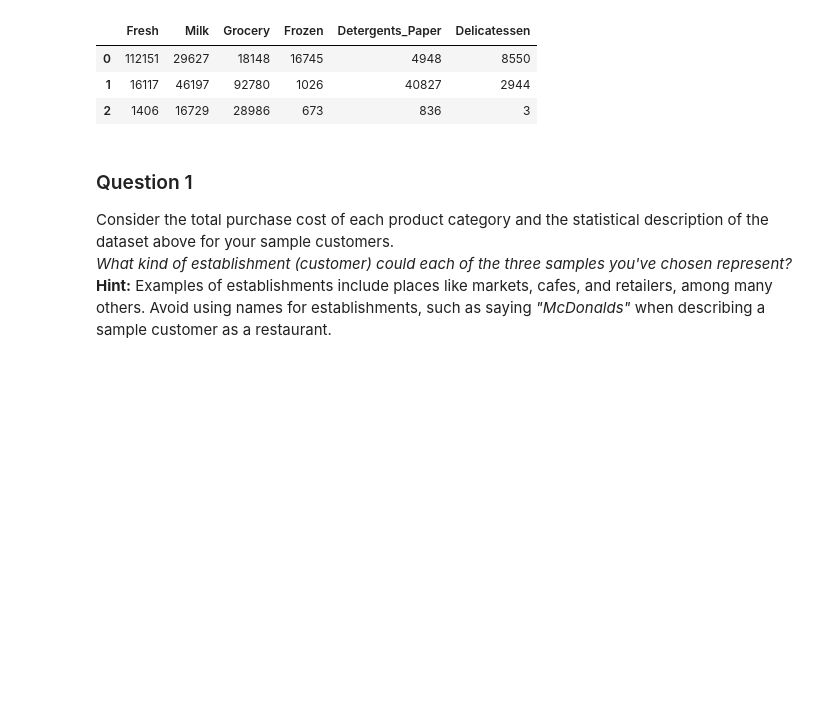
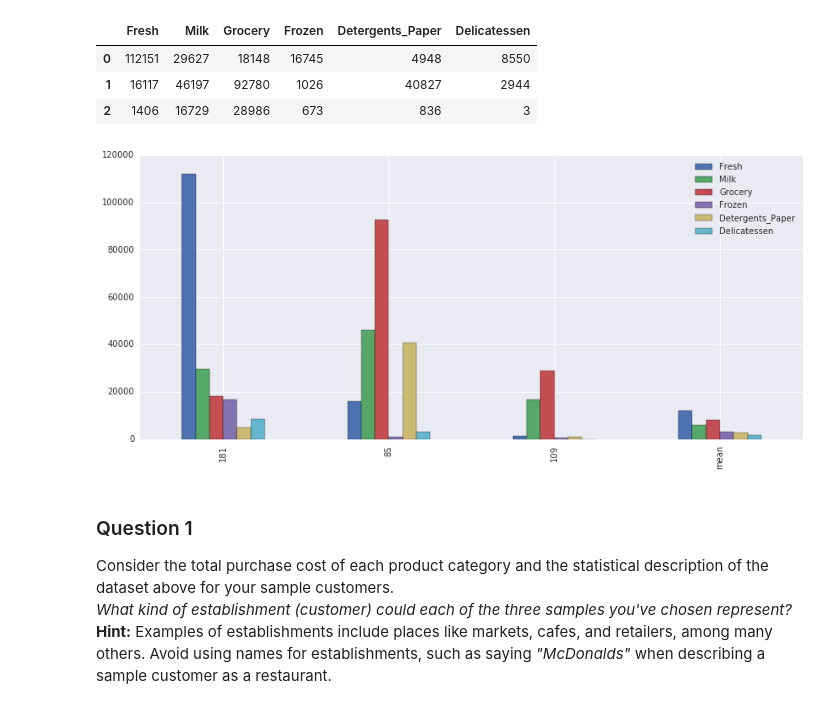
Before and after one commit to upadhyayvijay/machineLearningND, a Jupyter notebook: customer_segments/customer_segments.ipynb, the cells around one changed output. Drawn from its saved outputs; the diff is of its cells as text; code cells hidden in the pictures; blank space fills up the shorter version.

```diff
--- a/customer_segments/customer_segments.ipynb
+++ b/customer_segments/customer_segments.ipynb
@@ -125,6 +125,14 @@ Chosen samples of wholesale customers dataset:
 | 0 | 112151 | 29627 | 18148 | 16745 | 4948 | 8550 |
 | 1 | 16117 | 46197 | 92780 | 1026 | 40827 | 2944 |
 | 2 | 1406 | 16729 | 28986 | 673 | 836 | 3 |
+# %%
+# Import Seaborn, a very powerful library for Data Visualisation
+import seaborn as sns
+samples_bar = samples.append(data.describe().loc['mean'])
+samples_bar.index = indices + ['mean']
+_ = samples_bar.plot(kind='bar', figsize=(14,6))
+# %% [output]
+[figure, added]
 # %% [markdown]
 ### Question 1
 Consider the total purchase cost of each product category and the statistical description of the dataset above for your sample customers.
```
Also changed, not shown: parts of 10 cells of this notebook, 1 other file.
